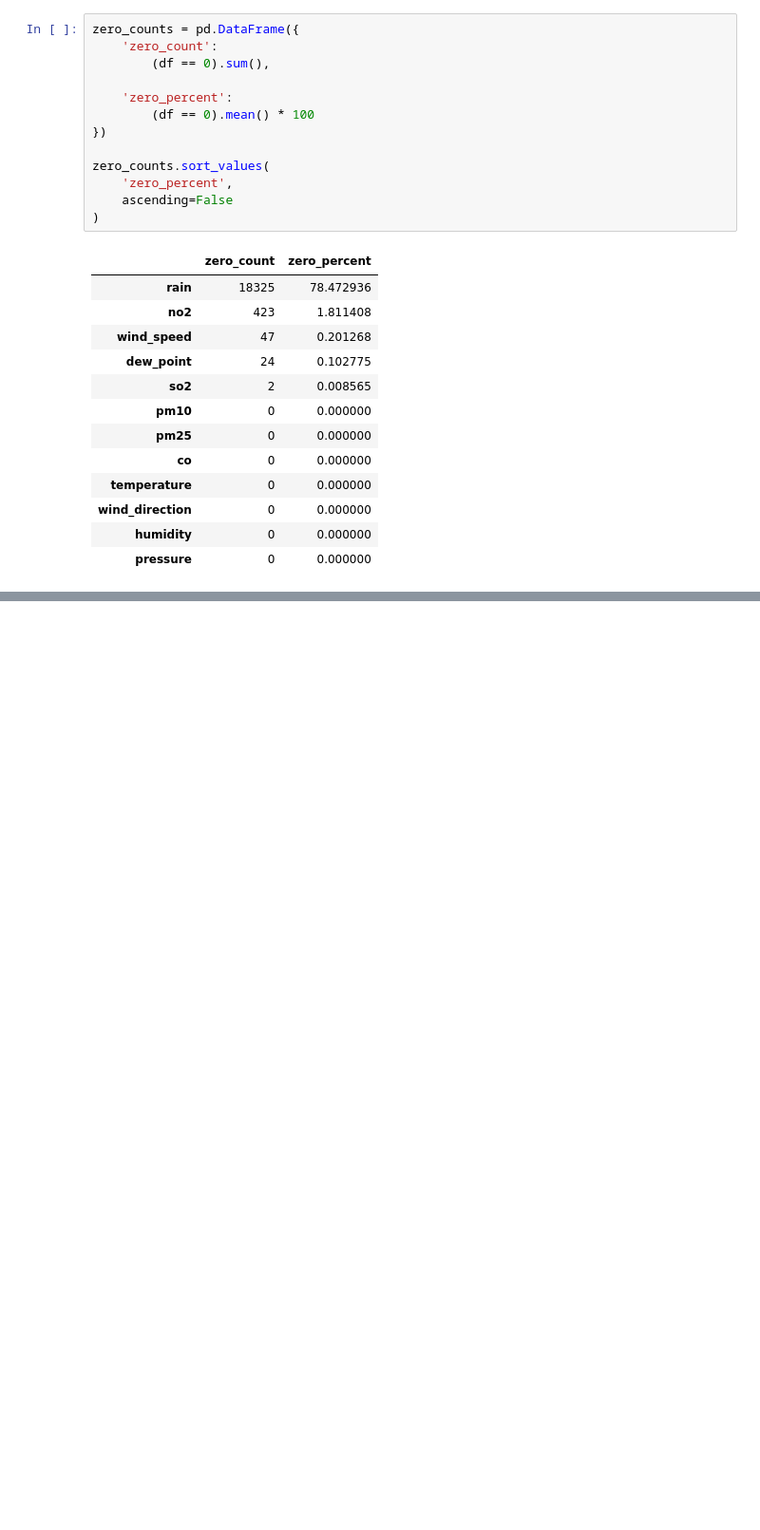
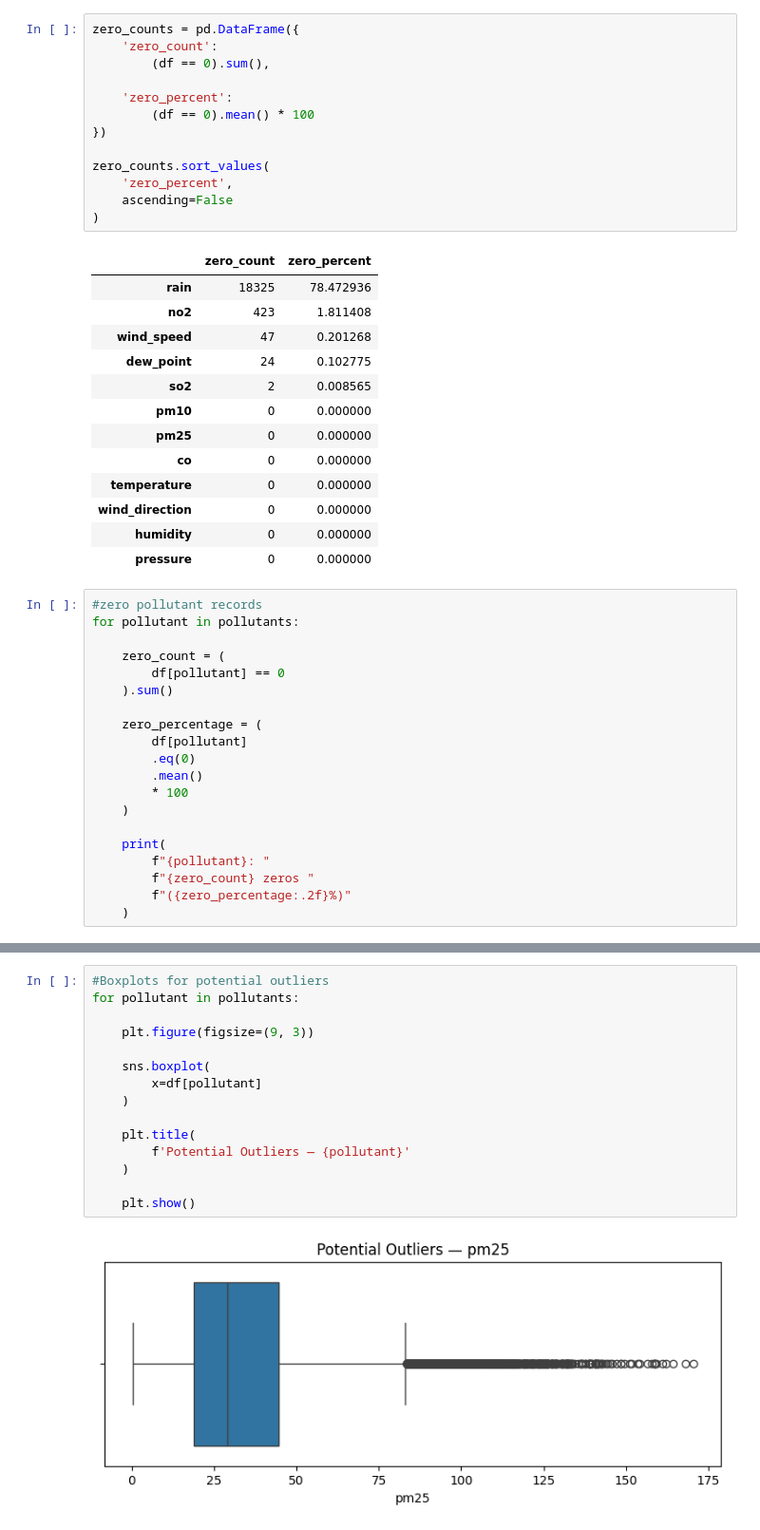
Before and after one commit to rubeshnpl13/Kathmandu-Air-Quality-Intelligence, a Jupyter notebook: notebooks/02_data_quality_cleaning.ipynb, the cells around one changed output, grey strips where cells are left out. Shown at 95% size. Saved outputs shown, nothing was run; the diff lists cells and outputs as text; blank space fills up the shorter version.

Commit message:
Skewness, kurtosis calculated and Boxplots for outliers

```diff
--- a/notebooks/02_data_quality_cleaning.ipynb
+++ b/notebooks/02_data_quality_cleaning.ipynb
@@ -290,3 +290,23 @@ zero_counts.sort_values(
 | wind_direction | 0 | 0.000000 |
 | humidity | 0 | 0.000000 |
 | pressure | 0 | 0.000000 |
+# %%
+#zero pollutant records
+for pollutant in pollutants:
+
+    zero_count = (
+        df[pollutant] == 0
+    ).sum()
+
+    zero_percentage = (
+        df[pollutant]
+        .eq(0)
+        .mean()
+        * 100
+    )
+
+    print(
+        f"{pollutant}: "
+        f"{zero_count} zeros "
+        f"({zero_percentage:.2f}%)"
+    )
@@ -292,0 +416,17 @@ zero_counts.sort_values(
+# %%
+#Boxplots for potential outliers
+for pollutant in pollutants:
+
+    plt.figure(figsize=(9, 3))
+
+    sns.boxplot(
+        x=df[pollutant]
+    )
+
+    plt.title(
+        f'Potential Outliers — {pollutant}'
+    )
+
+    plt.show()
+# %% [output]
+[figure, added]
```
Also changed, not shown: parts of 6 cells of this notebook.
